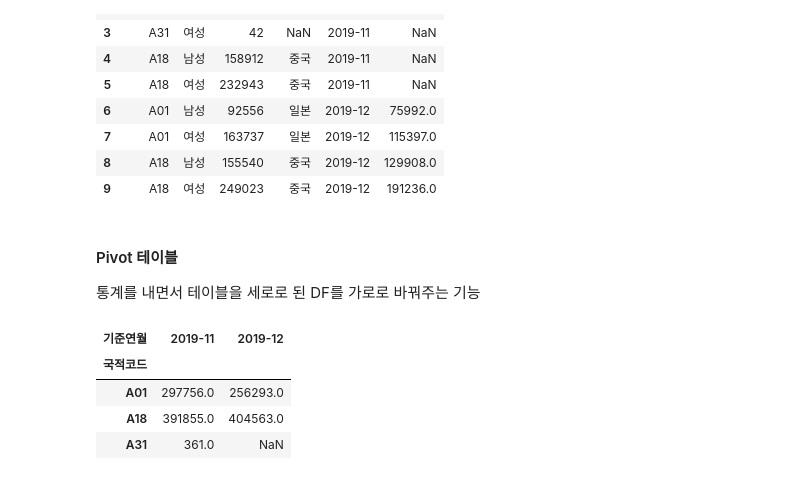
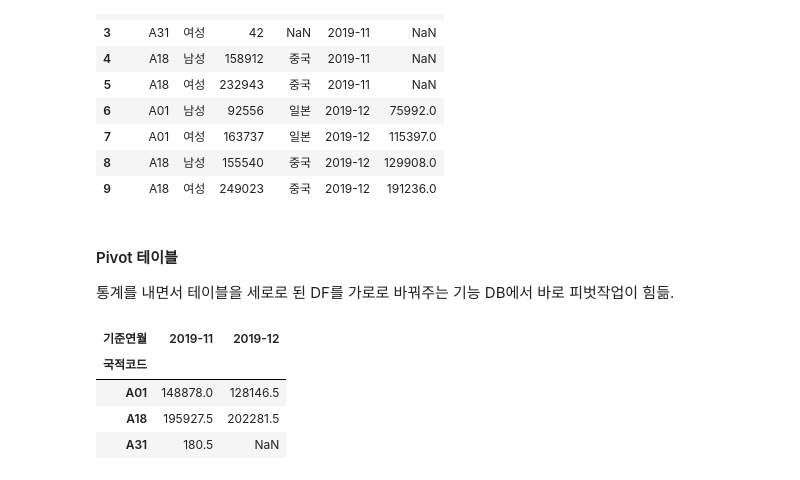
Before and after one commit to zzzissu/bigdata-analysis2024, a Jupyter notebook: day02/da03_pandas_basic.ipynb, the cells around one changed output. Saved outputs shown, nothing was run; the diff lists cells and outputs as text; code cells hidden in the pictures.

```diff
--- a/day02/da03_pandas_basic.ipynb
+++ b/day02/da03_pandas_basic.ipynb
@@ -207,11 +207,13 @@ df_all
 # %% [markdown]
 #### Pivot 테이블
 통계를 내면서 테이블을 세로로 된 DF를 가로로 바꿔주는 기능
+DB에서 바로 피벗작업이 힘듦.
 # %%
-df_all.pivot_table(values='입국객수', index='국적코드', columns='기준연월', aggfunc='sum')
+## aggfunc => sum(총합), mean(평균), min, max, median(중앙값), count(개수), nunique(중복제거개수)
+df_all.pivot_table(values='입국객수', index='국적코드', columns='기준연월', aggfunc='mean')
 # %% [output]
 | 기준연월 | 2019-11 | 2019-12 |
 | 국적코드 |  |  |
-| A01 | 297756.0 | 256293.0 |
-| A18 | 391855.0 | 404563.0 |
-| A31 | 361.0 | NaN |
+| A01 | 148878.0 | 128146.5 |
+| A18 | 195927.5 | 202281.5 |
+| A31 | 180.5 | NaN |
```
Also changed, not shown: parts of 1 cell of this notebook, 4 other files.
